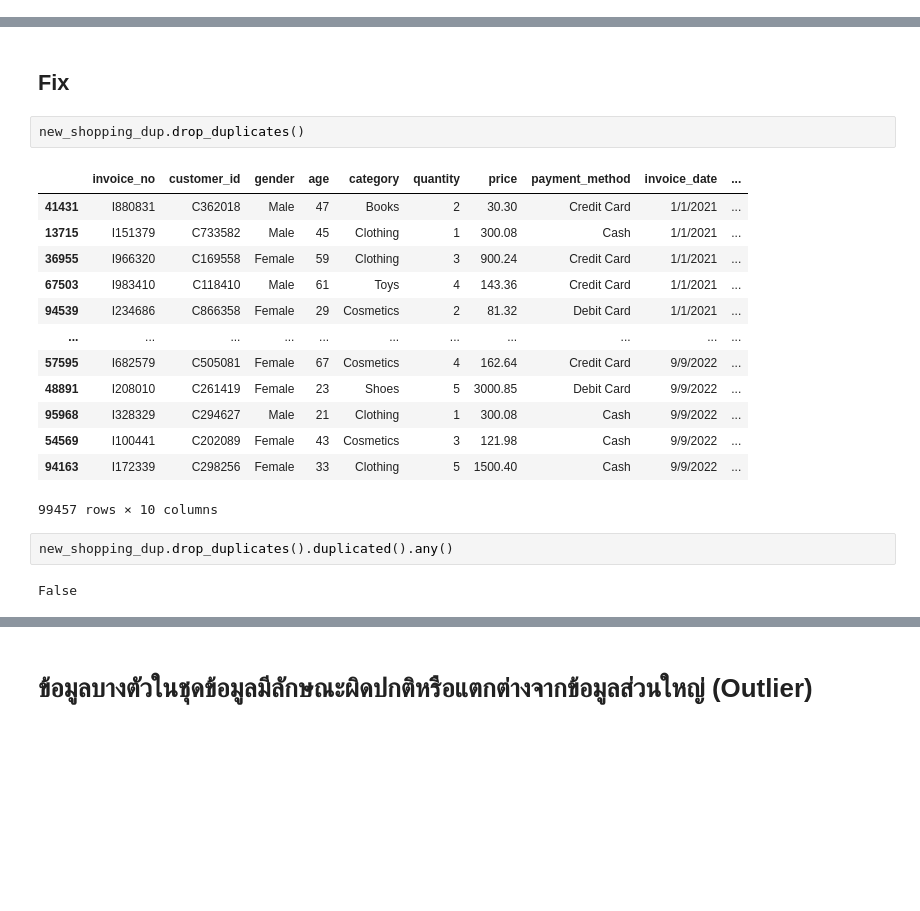
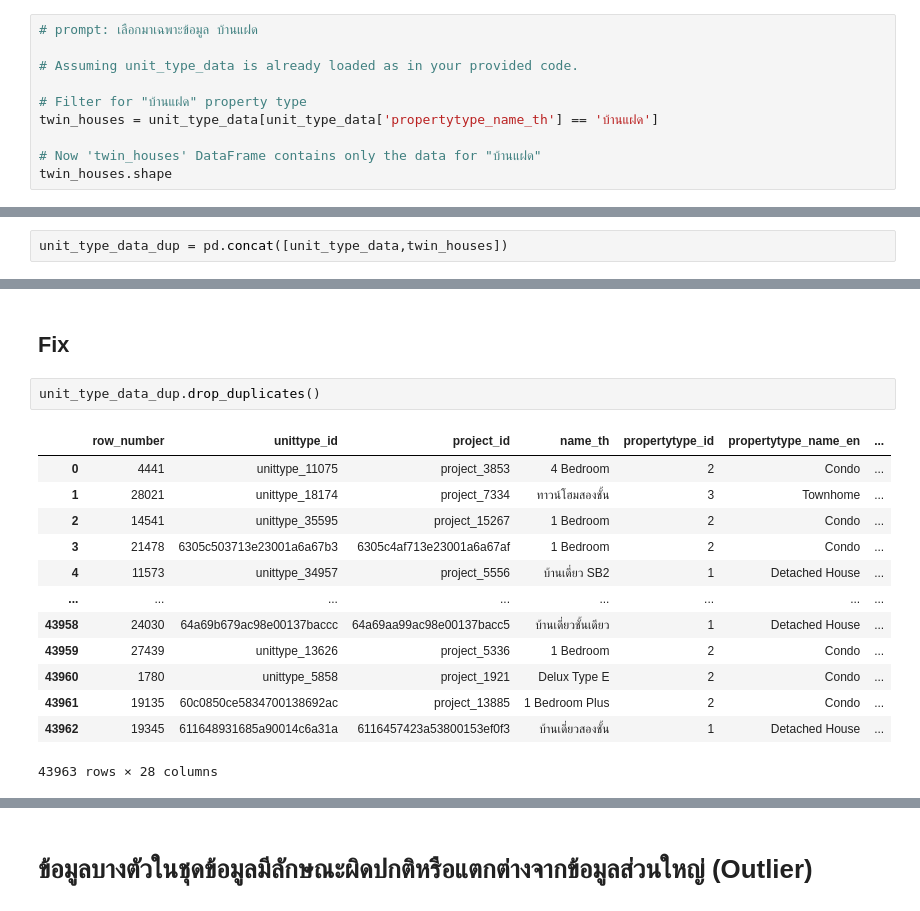
Before and after one commit to tohnperfect/bsc_dpdm24, a Jupyter notebook: Chapter_3_Data_Preprocessing.ipynb, the cells around one changed output, grey strips where cells are left out. Cells and saved outputs as stored; diff of their text form; blank space fills up the shorter version.

```diff
--- a/Chapter_3_Data_Preprocessing.ipynb
+++ b/Chapter_3_Data_Preprocessing.ipynb
@@ -322,0 +285,10 @@ new_shopping_dup
+# %%
+# prompt: เลือกมาเฉพาะข้อมูล บ้านแฝด
+
+# Assuming unit_type_data is already loaded as in your provided code.
+
+# Filter for "บ้านแฝด" property type
+twin_houses = unit_type_data[unit_type_data['propertytype_name_th'] == 'บ้านแฝด']
+
+# Now 'twin_houses' DataFrame contains only the data for "บ้านแฝด"
+twin_houses.shape
@@ -323 +307,3 @@ new_shopping_dup
+# %%
+unit_type_data_dup = pd.concat([unit_type_data,twin_houses])
 # %%
@@ -358,25 +342,21 @@ new_shopping_dup[new_shopping_dup.duplicated()]
 # %% [markdown]
 ## Fix
 # %%
-new_shopping_dup.drop_duplicates()
+unit_type_data_dup.drop_duplicates()
 # %% [output]
-|  | invoice_no | customer_id | gender | age | category | quantity | price | payment_method | invoice_date | ... |
-| 41431 | I880831 | C362018 | Male | 47 | Books | 2 | 30.30 | Credit Card | 1/1/2021 | ... |
-| 13715 | I151379 | C733582 | Male | 45 | Clothing | 1 | 300.08 | Cash | 1/1/2021 | ... |
-| 36955 | I966320 | C169558 | Female | 59 | Clothing | 3 | 900.24 | Credit Card | 1/1/2021 | ... |
-| 67503 | I983410 | C118410 | Male | 61 | Toys | 4 | 143.36 | Credit Card | 1/1/2021 | ... |
-| 94539 | I234686 | C866358 | Female | 29 | Cosmetics | 2 | 81.32 | Debit Card | 1/1/2021 | ... |
-| ... | ... | ... | ... | ... | ... | ... | ... | ... | ... | ... |
-| 57595 | I682579 | C505081 | Female | 67 | Cosmetics | 4 | 162.64 | Credit Card | 9/9/2022 | ... |
-| 48891 | I208010 | C261419 | Female | 23 | Shoes | 5 | 3000.85 | Debit Card | 9/9/2022 | ... |
-| 95968 | I328329 | C294627 | Male | 21 | Clothing | 1 | 300.08 | Cash | 9/9/2022 | ... |
-| 54569 | I100441 | C202089 | Female | 43 | Cosmetics | 3 | 121.98 | Cash | 9/9/2022 | ... |
-| 94163 | I172339 | C298256 | Female | 33 | Clothing | 5 | 1500.40 | Cash | 9/9/2022 | ... |
+|  | row_number | unittype_id | project_id | name_th | propertytype_id | propertytype_name_en | ... |
+| 0 | 4441 | unittype_11075 | project_3853 | 4 Bedroom | 2 | Condo | ... |
+| 1 | 28021 | unittype_18174 | project_7334 | ทาวน์โฮมสองชั้น | 3 | Townhome | ... |
+| 2 | 14541 | unittype_35595 | project_15267 | 1 Bedroom | 2 | Condo | ... |
+| 3 | 21478 | 6305c503713e23001a6a67b3 | 6305c4af713e23001a6a67af | 1 Bedroom | 2 | Condo | ... |
+| 4 | 11573 | unittype_34957 | project_5556 | บ้านเดี่ยว SB2 | 1 | Detached House | ... |
+| ... | ... | ... | ... | ... | ... | ... | ... |
+| 43958 | 24030 | 64a69b679ac98e00137baccc | 64a69aa99ac98e00137bacc5 | บ้านเดี่ยวชั้นเดียว | 1 | Detached House | ... |
+| 43959 | 27439 | unittype_13626 | project_5336 | 1 Bedroom | 2 | Condo | ... |
+| 43960 | 1780 | unittype_5858 | project_1921 | Delux Type E | 2 | Condo | ... |
+| 43961 | 19135 | 60c0850ce5834700138692ac | project_13885 | 1 Bedroom Plus | 2 | Condo | ... |
+| 43962 | 19345 | 611648931685a90014c6a31a | 6116457423a53800153ef0f3 | บ้านเดี่ยวสองชั้น | 1 | Detached House | ... |
-99457 rows × 10 columns
+43963 rows × 28 columns
-# %%
-new_shopping_dup.drop_duplicates().duplicated().any()
-# %% [output]
-False
 # %% [markdown]
 ![image.png](embedded-picture-1)
 # %% [markdown]
```
Also changed, not shown: parts of 25 cells of this notebook.
